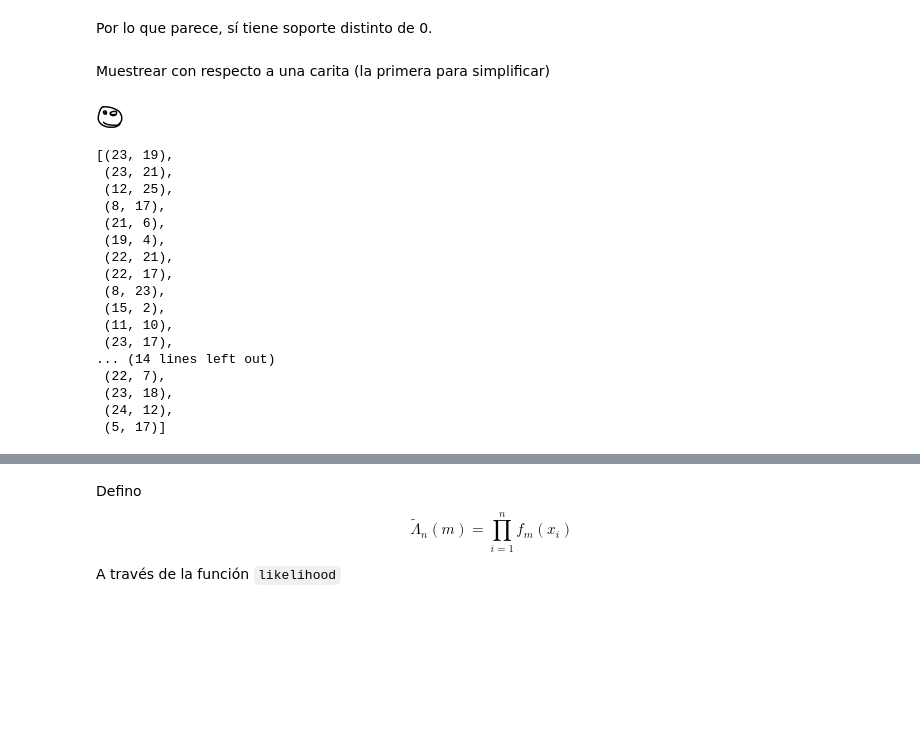
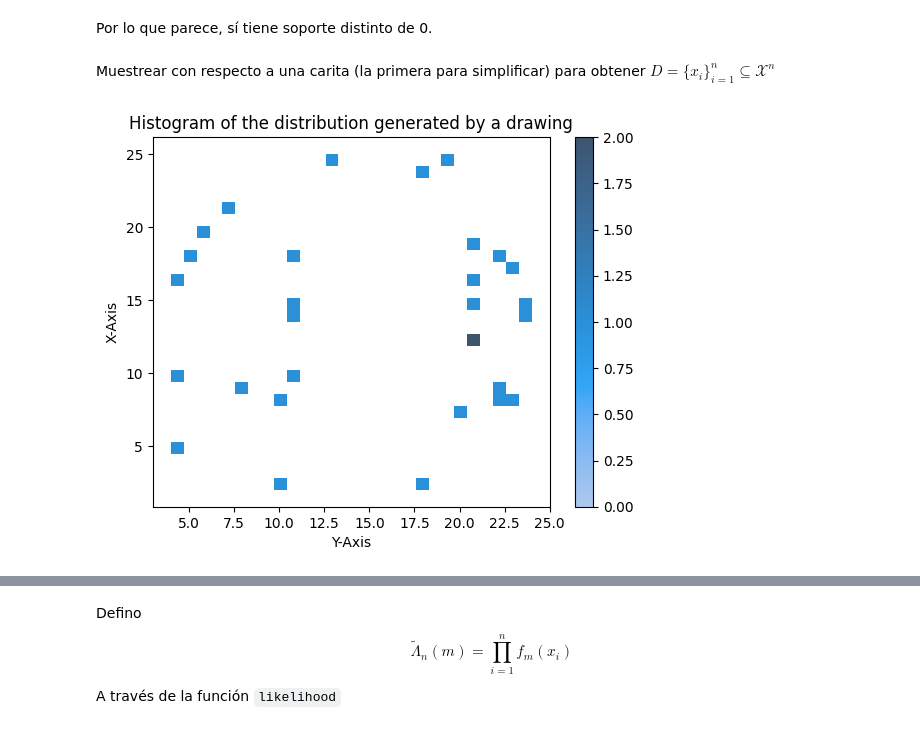
Before and after one commit to framunoz/Bayesian-Learning-with-Wasserstein-Barycenters, a Jupyter notebook: notebooks/06-fmg-soporte-no-nulo-mcmc.ipynb, the cells around one changed output, grey strips where cells are left out. Saved outputs shown, nothing was run; the diff lists cells and outputs as text; code cells hidden in the pictures; blank space fills up the shorter version.

```diff
--- a/notebooks/06-fmg-soporte-no-nulo-mcmc.ipynb
+++ b/notebooks/06-fmg-soporte-no-nulo-mcmc.ipynb
@@ -69,32 +56,16 @@ plt.show()
 # %% [markdown]
 Por lo que parece, sí tiene soporte distinto de 0.
 # %% [markdown]
-Muestrear con respecto a una carita (la primera para simplificar)
+Muestrear con respecto a una carita (la primera para simplificar) para obtener $D = \{x_i\}_{i=1}^{n}\subseteq\mathcal{X}^n$
 # %%
+n = 30
+
 first_face = DistributionDraw.fromarray(255 - data[0, :].reshape(28, 28),
-                                        seed=rng)
-first_face.image
+                                        seed=42)
+
+x = first_face.rvs(size=n)
+
+plot_histogram_from_points(x, histplot_kwargs=dict(bins=28))
+plt.show()
 # %% [output]
-[figure, old version]
+[figure, new version]
-# %%
-n = 30
-x = first_face.rvs(size=n)
-x
-# %% [output]
-[(23, 19),
- (23, 21),
- (12, 25),
- (8, 17),
- (21, 6),
- (19, 4),
- (22, 21),
- (22, 17),
- (8, 23),
- (15, 2),
- (11, 10),
- (23, 17),
-... (14 lines left out)
- (22, 7),
- (23, 18),
- (24, 12),
- (5, 17)]
```
Also changed, not shown: parts of 20 cells of this notebook, 1 other file.
